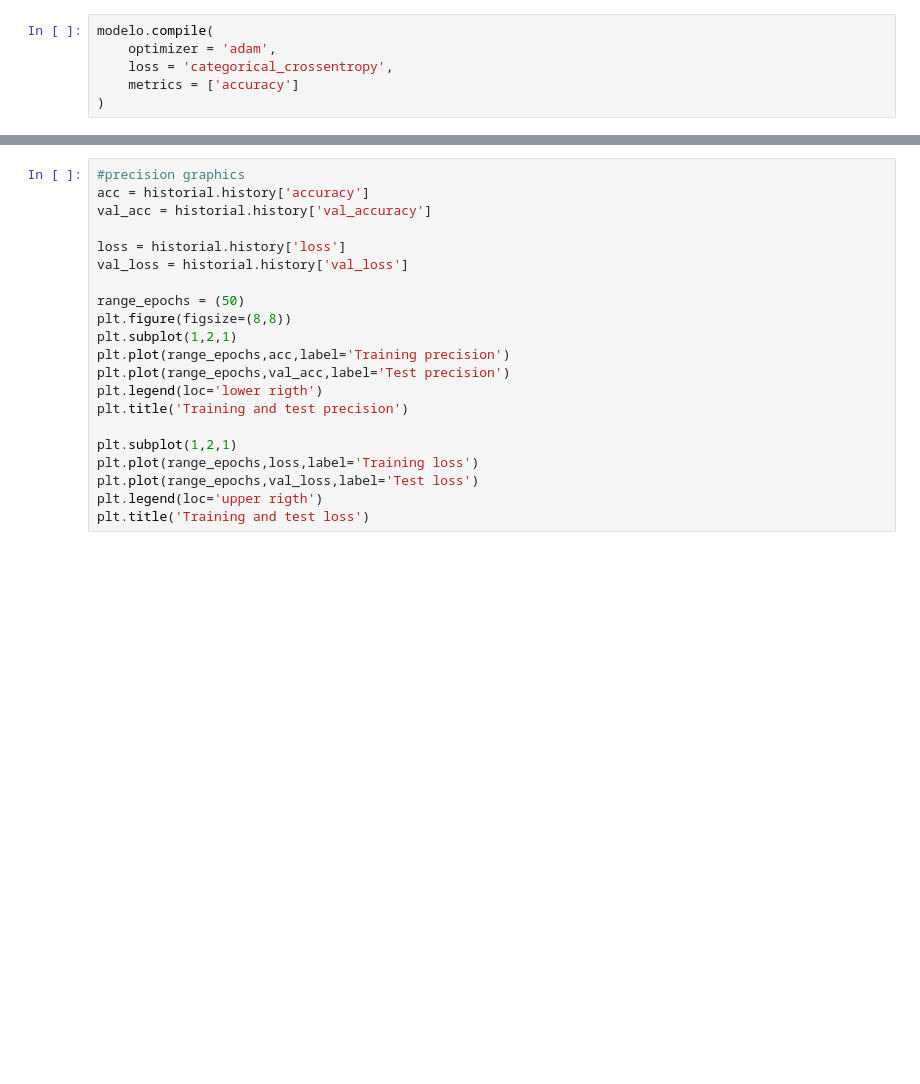
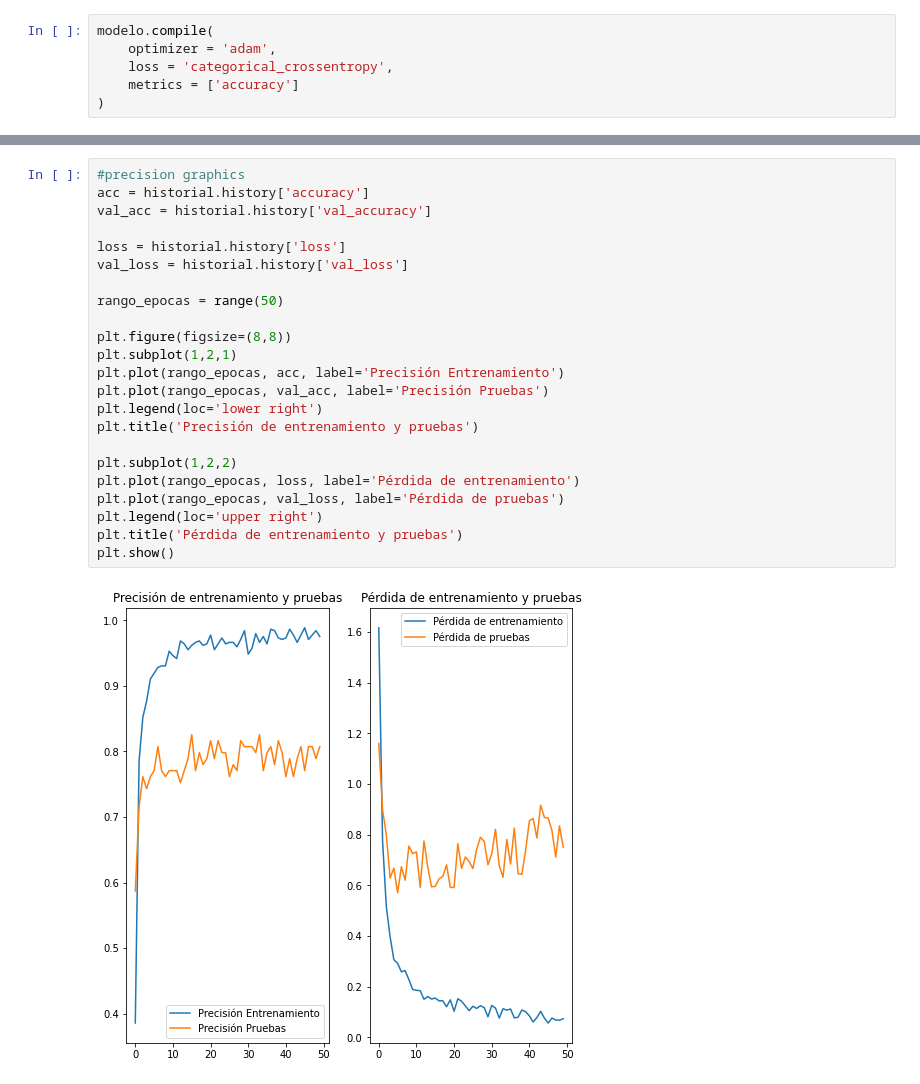
Before and after one commit to aaliagab/rnc_equipos_informaticos_transfer_learning, a Jupyter notebook: rnc_equipos_informaticos.ipynb, the cells around one changed output, grey strips where cells are left out. Cells and saved outputs as stored; diff of their text form; blank space fills up the shorter version.

```diff
--- a/rnc_equipos_informaticos.ipynb
+++ b/rnc_equipos_informaticos.ipynb
@@ -146,22 +146,26 @@ Epoch 50/50
 # %%
 #precision graphics
 acc = historial.history['accuracy']
 val_acc = historial.history['val_accuracy']
 
 loss = historial.history['loss']
 val_loss = historial.history['val_loss']
 
-range_epochs = (50)
+rango_epocas = range(50)
+
 plt.figure(figsize=(8,8))
 plt.subplot(1,2,1)
-plt.plot(range_epochs,acc,label='Training precision')
-plt.plot(range_epochs,val_acc,label='Test precision')
-plt.legend(loc='lower rigth')
-plt.title('Training and test precision')
+plt.plot(rango_epocas, acc, label='Precisión Entrenamiento')
+plt.plot(rango_epocas, val_acc, label='Precisión Pruebas')
+plt.legend(loc='lower right')
+plt.title('Precisión de entrenamiento y pruebas')
 
-plt.subplot(1,2,1)
-plt.plot(range_epochs,loss,label='Training loss')
-plt.plot(range_epochs,val_loss,label='Test loss')
-plt.legend(loc='upper rigth')
-plt.title('Training and test loss')
+plt.subplot(1,2,2)
+plt.plot(rango_epocas, loss, label='Pérdida de entrenamiento')
+plt.plot(rango_epocas, val_loss, label='Pérdida de pruebas')
+plt.legend(loc='upper right')
+plt.title('Pérdida de entrenamiento y pruebas')
+plt.show()
+# %% [output]
+[figure, added]
 # %%
```
Also changed, not shown: parts of 10 cells of this notebook, 7 other files.
